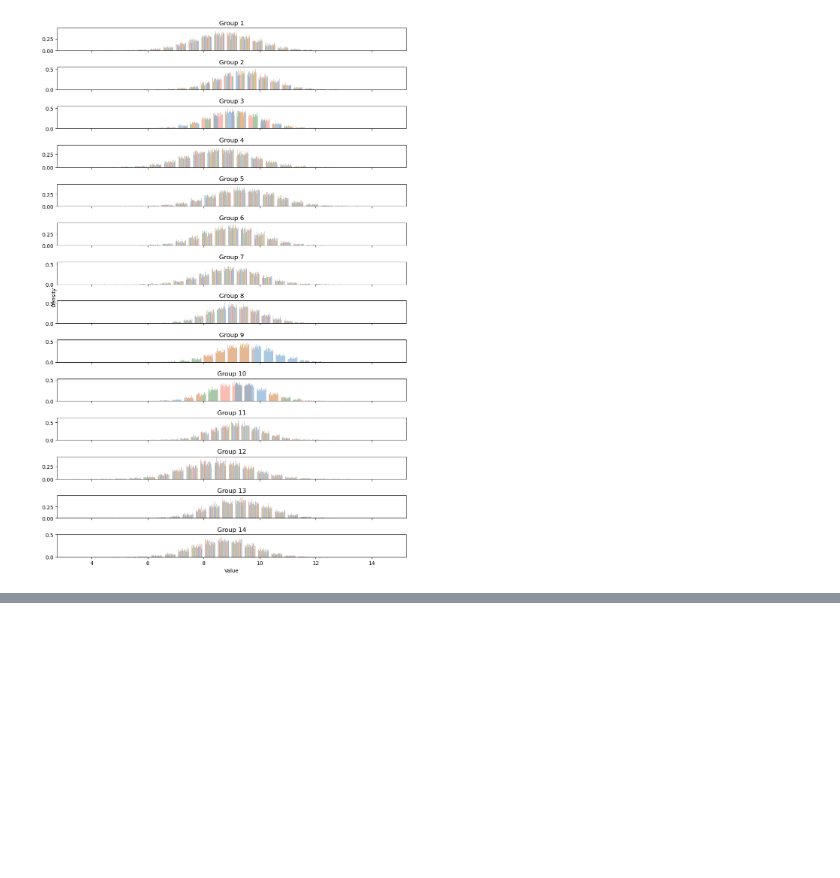
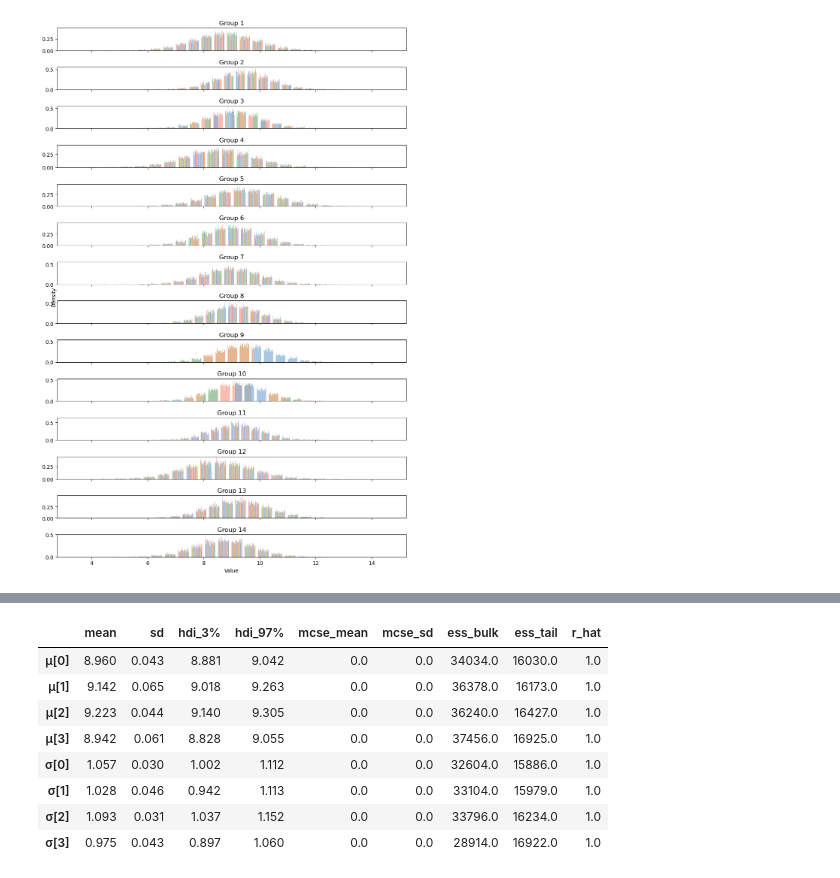
Before and after one commit to Lou-Hines/Covid_Wastewater_and_Schools, a Jupyter notebook: Bayesian_Modelling_Post-Omicron.ipynb, the cells around one changed output, grey strips where cells are left out. Drawn from its saved outputs; the diff is of its cells as text; code cells hidden in the pictures; blank space fills up the shorter version.

```diff
--- a/Bayesian_Modelling_Post-Omicron.ipynb
+++ b/Bayesian_Modelling_Post-Omicron.ipynb
@@ -350,0 +332,14 @@ ValueError: Input dimension mis-match. (input[0].shape[0] = 1784, input[1].shape
+# %%
+ww_by_pop = az.from_pymc3(trace=trace_groups)
+ww_gaussian = az.summary(ww_by_pop)
+ww_gaussian
+# %% [output]
+|  | mean | sd | hdi_3% | hdi_97% | mcse_mean | mcse_sd | ess_bulk | ess_tail | r_hat |
+| μ[0] | 8.960 | 0.043 | 8.881 | 9.042 | 0.0 | 0.0 | 34034.0 | 16030.0 | 1.0 |
+| μ[1] | 9.142 | 0.065 | 9.018 | 9.263 | 0.0 | 0.0 | 36378.0 | 16173.0 | 1.0 |
+| μ[2] | 9.223 | 0.044 | 9.140 | 9.305 | 0.0 | 0.0 | 36240.0 | 16427.0 | 1.0 |
+| μ[3] | 8.942 | 0.061 | 8.828 | 9.055 | 0.0 | 0.0 | 37456.0 | 16925.0 | 1.0 |
+| σ[0] | 1.057 | 0.030 | 1.002 | 1.112 | 0.0 | 0.0 | 32604.0 | 15886.0 | 1.0 |
+| σ[1] | 1.028 | 0.046 | 0.942 | 1.113 | 0.0 | 0.0 | 33104.0 | 15979.0 | 1.0 |
+| σ[2] | 1.093 | 0.031 | 1.037 | 1.152 | 0.0 | 0.0 | 33796.0 | 16234.0 | 1.0 |
+| σ[3] | 0.975 | 0.043 | 0.897 | 1.060 | 0.0 | 0.0 | 28914.0 | 16922.0 | 1.0 |
```
Also changed, not shown: parts of 17 cells of this notebook, 1 other file.
